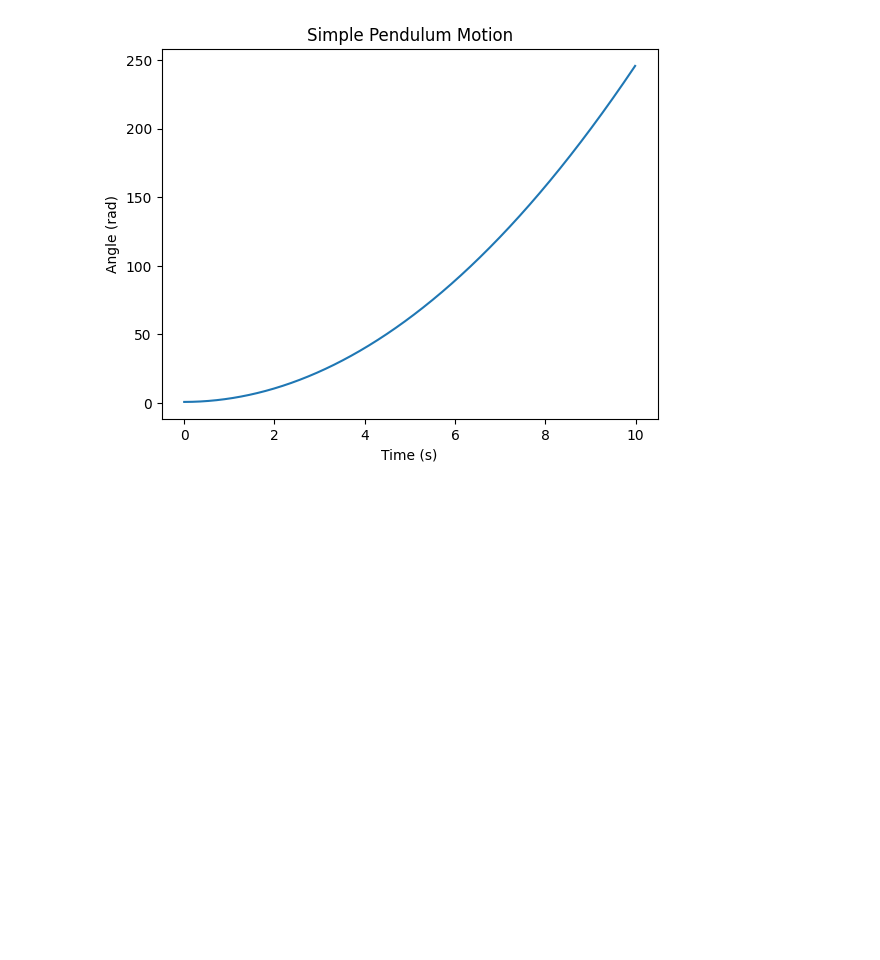
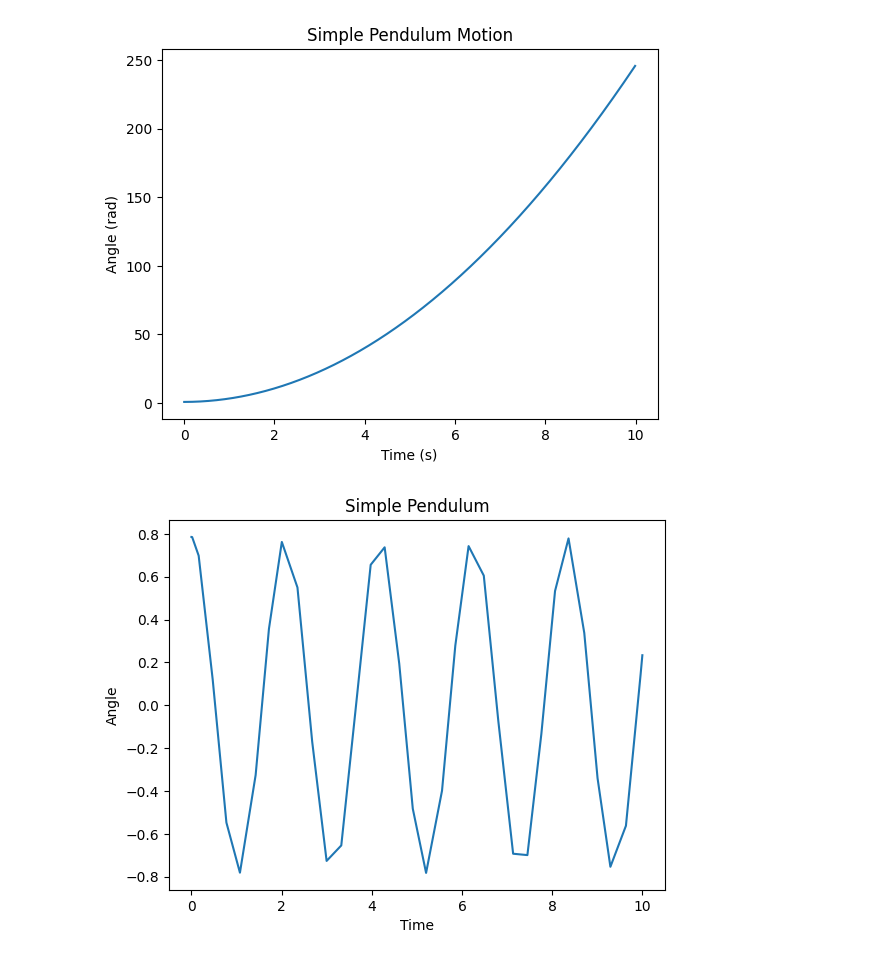
Before and after one commit to navgaur/AMP1, a Jupyter notebook: Lagrangian.ipynb, the cells around one changed output. Cells and saved outputs as stored; diff of their text form; code cells hidden in the pictures; blank space fills up the shorter version.

```diff
--- a/Lagrangian.ipynb
+++ b/Lagrangian.ipynb
@@ -166,3 +166,42 @@ plt.title('Simple Pendulum Motion')
 plt.show()
 # %% [output]
 [figure]
+# %%
+import numpy as np
+from scipy.integrate import solve_ivp
+import matplotlib.pyplot as plt
+
+def pendulum(t, y, L, g):
+    theta, omega = y
+    dydt = [omega, -g/L * np.sin(theta)]
+    return dydt
+
+# Parameters
+L = 1.0  # Length of the pendulum
+g = 9.81  # Acceleration due to gravity
+
+# Initial conditions
+theta0 = np.pi/4  # Initial angle
+omega0 = 0.0  # Initial angular velocity
+y0 = [theta0, omega0]
+
+# Time span
+t_start = 0.0
+t_end = 10.0
+t_span = (t_start, t_end)
+
+# Solve the differential equation
+solution = solve_ivp(lambda t, y: pendulum(t, y, L, g), t_span, y0)
+
+# Extract the solution
+t = solution.t
+theta = solution.y[0]
+
+# Plot the angle of the pendulum as a function of time
+plt.plot(t, theta)
+plt.xlabel('Time')
+plt.ylabel('Angle')
+plt.title('Simple Pendulum')
+plt.show()
+# %% [output]
+[figure, added]
```
